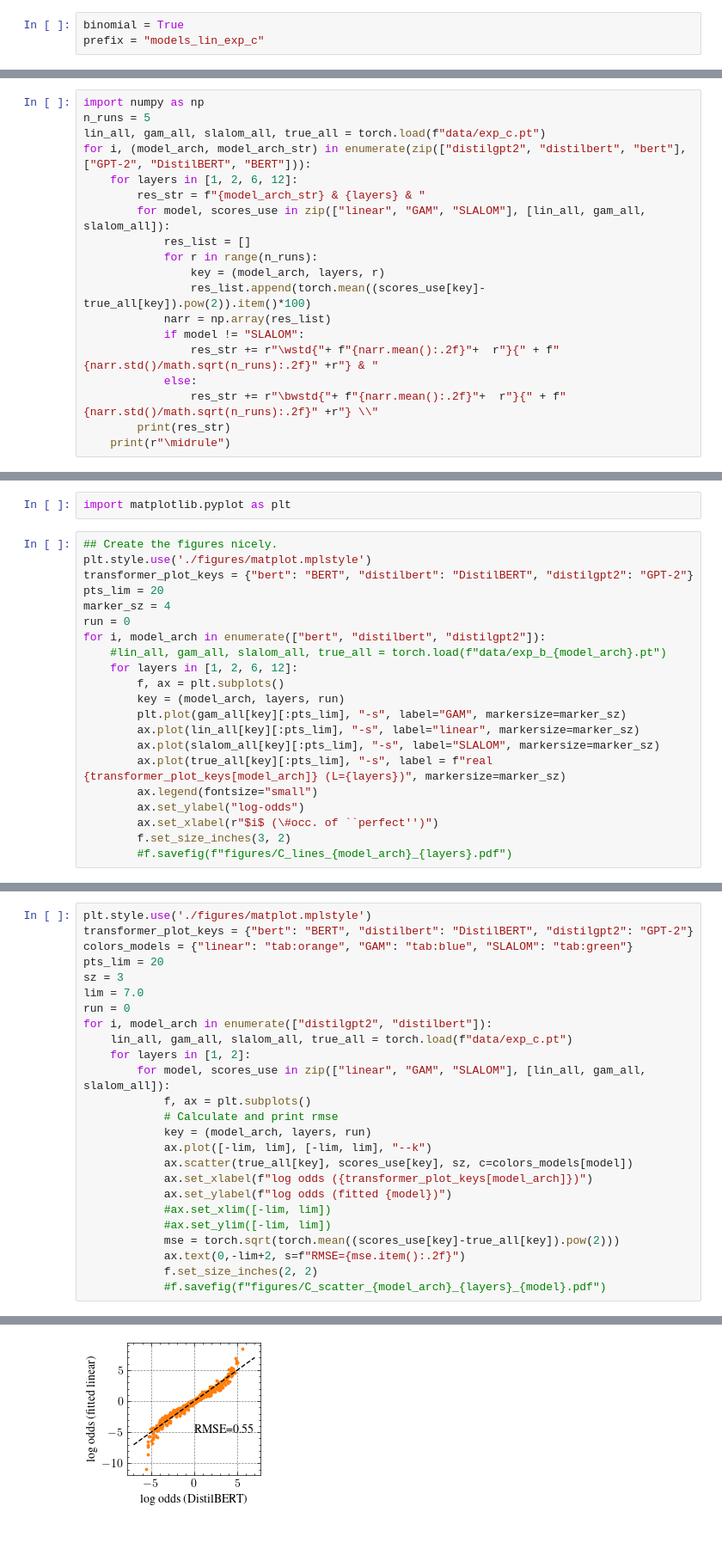
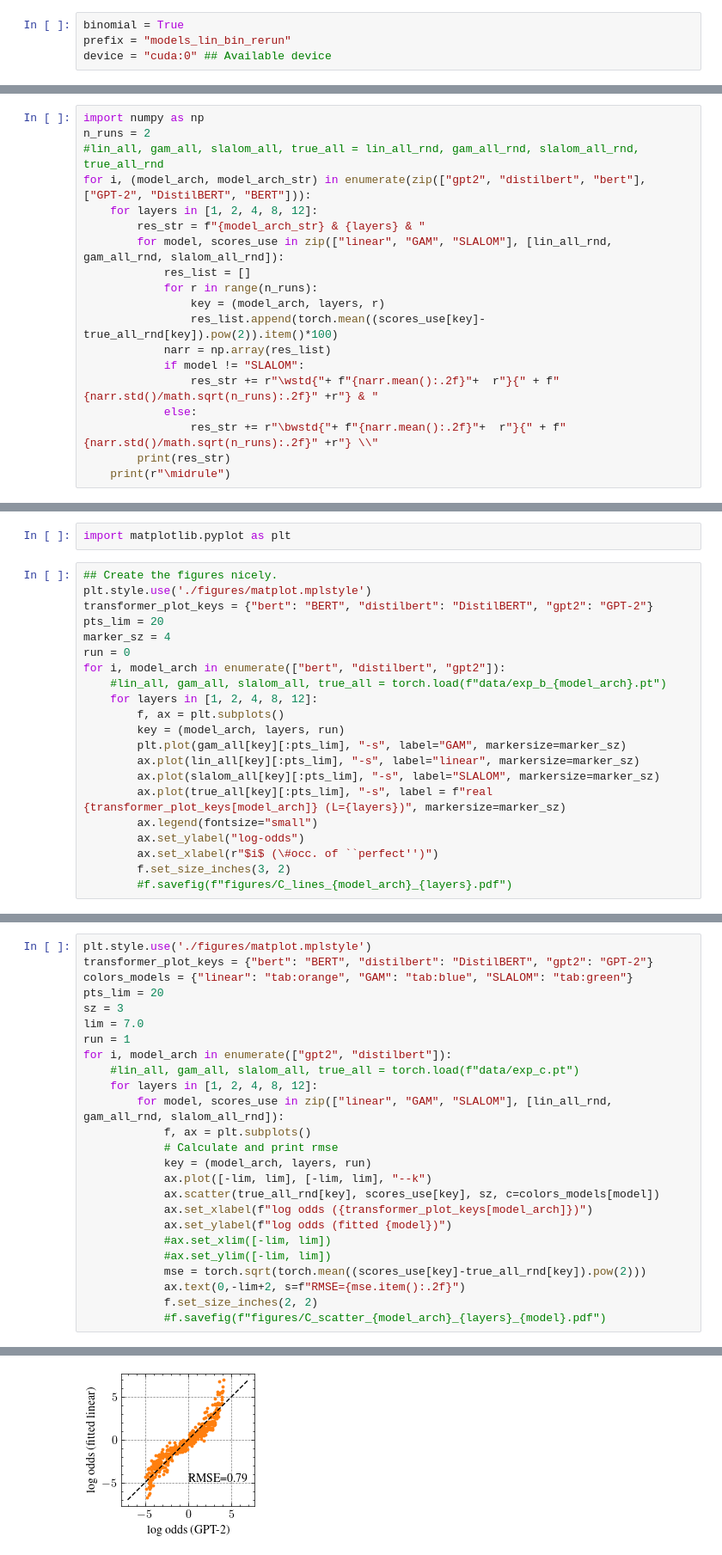
Before and after one commit to tleemann/slalom_explanations, a Jupyter notebook: notebooks/C_Explaining_SLALOM_synth.ipynb, the cells around one changed output, grey strips where cells are left out. Shown at 86% size. Cells and saved outputs as stored; diff of their text form.

```diff
--- a/notebooks/C_Explaining_SLALOM_synth.ipynb
+++ b/notebooks/C_Explaining_SLALOM_synth.ipynb
@@ -20,4 +30,5 @@ from transformer_models import DistilBert, DistilGPT2, Bert, Trainer
 from transformers import AutoTokenizer
 # %%
 binomial = True
-prefix = "models_lin_exp_c"
+prefix = "models_lin_bin_rerun"
+device = "cuda:0" ## Available device
@@ -340,15 +302,15 @@ torch.save((lin_all_rnd, gam_all_rnd, slalom_all_rnd, true_all_rnd), f"data/exp_
 # %%
 import numpy as np
-n_runs = 5
-lin_all, gam_all, slalom_all, true_all = torch.load(f"data/exp_c.pt")
-for i, (model_arch, model_arch_str) in enumerate(zip(["distilgpt2", "distilbert", "bert"], ["GPT-2", "DistilBERT", "BERT"])):
-    for layers in [1, 2, 6, 12]:
+n_runs = 2
+#lin_all, gam_all, slalom_all, true_all = lin_all_rnd, gam_all_rnd, slalom_all_rnd, true_all_rnd
+for i, (model_arch, model_arch_str) in enumerate(zip(["gpt2", "distilbert", "bert"], ["GPT-2", "DistilBERT", "BERT"])):
+    for layers in [1, 2, 4, 8, 12]:
         res_str = f"{model_arch_str} & {layers} & "
-        for model, scores_use in zip(["linear", "GAM", "SLALOM"], [lin_all, gam_all, slalom_all]):
+        for model, scores_use in zip(["linear", "GAM", "SLALOM"], [lin_all_rnd, gam_all_rnd, slalom_all_rnd]):
             res_list = []
             for r in range(n_runs):
                 key = (model_arch, layers, r)
-                res_list.append(torch.mean((scores_use[key]-true_all[key]).pow(2)).item()*100)
+                res_list.append(torch.mean((scores_use[key]-true_all_rnd[key]).pow(2)).item()*100)
             narr = np.array(res_list)
             if model != "SLALOM":
                 res_str += r"\wstd{"+ f"{narr.mean():.2f}"+  r"}{" + f"{narr.std()/math.sqrt(n_runs):.2f}" +r"} & "
@@ -438,13 +410,13 @@ import matplotlib.pyplot as plt
 # %%
 ## Create the figures nicely.
 plt.style.use('./figures/matplot.mplstyle')
-transformer_plot_keys = {"bert": "BERT", "distilbert": "DistilBERT", "distilgpt2": "GPT-2"}
+transformer_plot_keys = {"bert": "BERT", "distilbert": "DistilBERT", "gpt2": "GPT-2"}
 pts_lim = 20
 marker_sz = 4
 run = 0
-for i, model_arch in enumerate(["bert", "distilbert", "distilgpt2"]):
+for i, model_arch in enumerate(["bert", "distilbert", "gpt2"]):
     #lin_all, gam_all, slalom_all, true_all = torch.load(f"data/exp_b_{model_arch}.pt")
-    for layers in [1, 2, 6, 12]:
+    for layers in [1, 2, 4, 8, 12]:
         f, ax = plt.subplots()
         key = (model_arch, layers, run)
         plt.plot(gam_all[key][:pts_lim], "-s", label="GAM", markersize=marker_sz)
@@ -474,25 +447,25 @@ for i, model_arch in enumerate(["bert", "distilbert", "distilgpt2"]):
 # %%
 plt.style.use('./figures/matplot.mplstyle')
-transformer_plot_keys = {"bert": "BERT", "distilbert": "DistilBERT", "distilgpt2": "GPT-2"}
+transformer_plot_keys = {"bert": "BERT", "distilbert": "DistilBERT", "gpt2": "GPT-2"}
 colors_models = {"linear": "tab:orange", "GAM": "tab:blue", "SLALOM": "tab:green"}
 pts_lim = 20
 sz = 3
 lim = 7.0
-run = 0
-for i, model_arch in enumerate(["distilgpt2", "distilbert"]):
-    lin_all, gam_all, slalom_all, true_all = torch.load(f"data/exp_c.pt")
-    for layers in [1, 2]:
-        for model, scores_use in zip(["linear", "GAM", "SLALOM"], [lin_all, gam_all, slalom_all]):
+run = 1
+for i, model_arch in enumerate(["gpt2", "distilbert"]):
+    #lin_all, gam_all, slalom_all, true_all = torch.load(f"data/exp_c.pt")
+    for layers in [1, 2, 4, 8, 12]:
+        for model, scores_use in zip(["linear", "GAM", "SLALOM"], [lin_all_rnd, gam_all_rnd, slalom_all_rnd]):
             f, ax = plt.subplots()
             # Calculate and print rmse
             key = (model_arch, layers, run)
             ax.plot([-lim, lim], [-lim, lim], "--k")
-            ax.scatter(true_all[key], scores_use[key], sz, c=colors_models[model])
+            ax.scatter(true_all_rnd[key], scores_use[key], sz, c=colors_models[model])
             ax.set_xlabel(f"log odds ({transformer_plot_keys[model_arch]})")
             ax.set_ylabel(f"log odds (fitted {model})")
             #ax.set_xlim([-lim, lim])
             #ax.set_ylim([-lim, lim])
-            mse = torch.sqrt(torch.mean((scores_use[key]-true_all[key]).pow(2)))
+            mse = torch.sqrt(torch.mean((scores_use[key]-true_all_rnd[key]).pow(2)))
             ax.text(0,-lim+2, s=f"RMSE={mse.item():.2f}")
             f.set_size_inches(2, 2)
             #f.savefig(f"figures/C_scatter_{model_arch}_{layers}_{model}.pdf")
@@ -509 +483 @@ for i, model_arch in enumerate(["distilgpt2", "distilbert"]):
-[figure, old version]
+[figure, new version]
```
Also changed, not shown: parts of 47 cells of this notebook, 7 other files.
